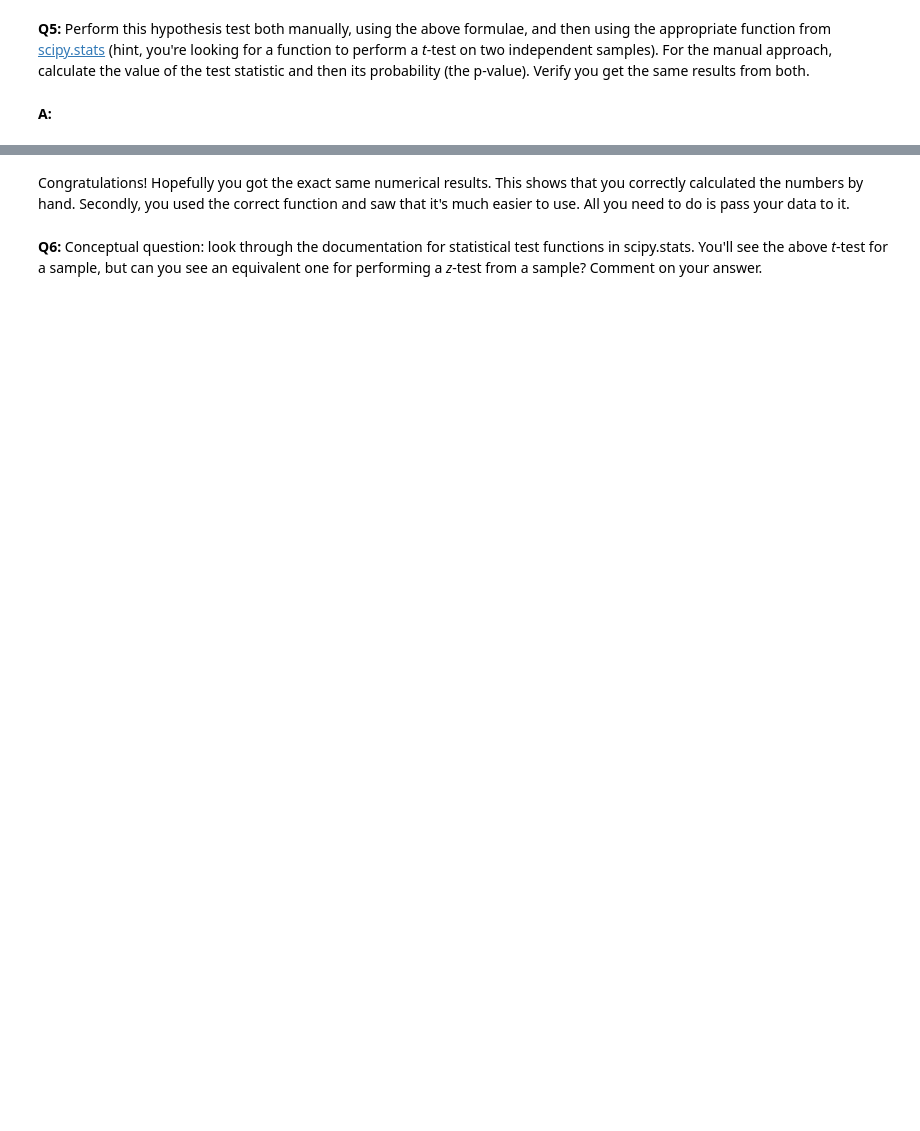
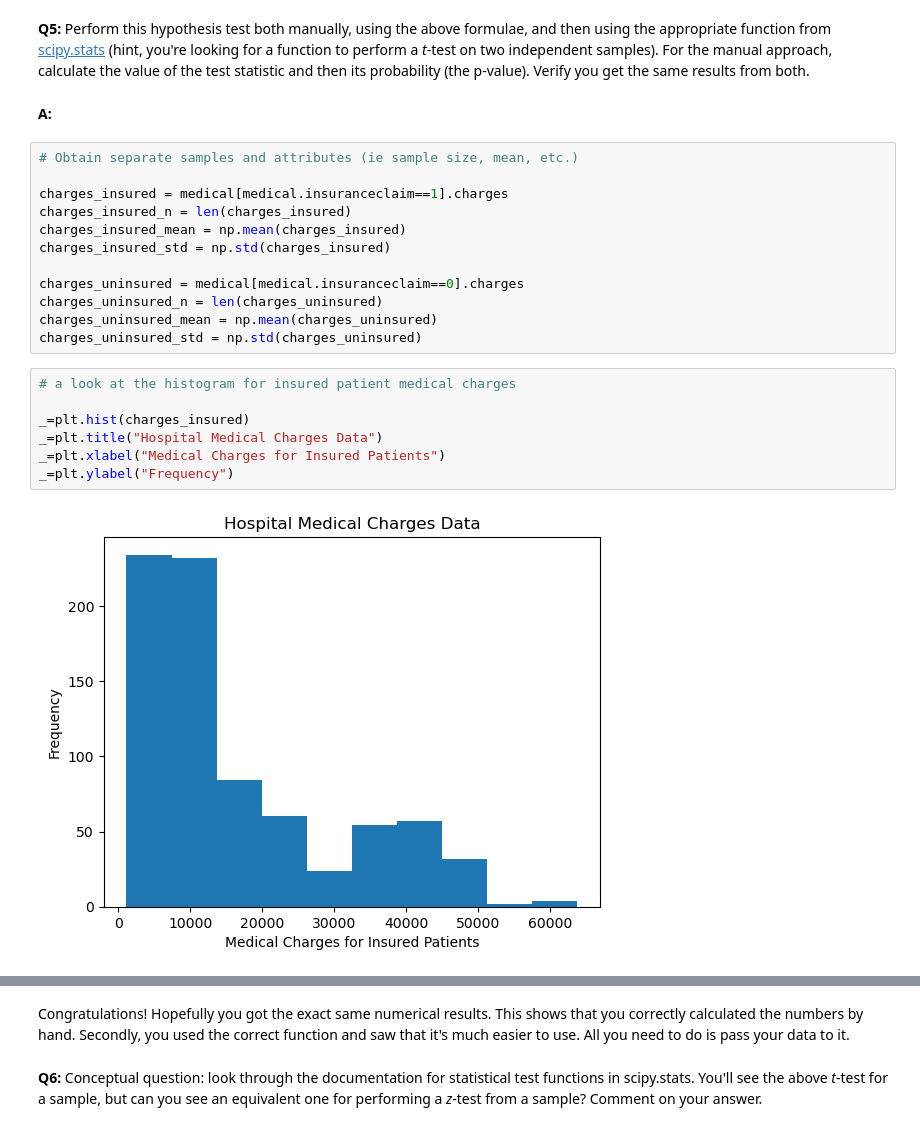
Before and after one commit to OCD0505/Springboard, a Jupyter notebook: Unit 11.1_Statistical_Inference_Frequentist_Inference_Case_Study/Frequentist Inference Case Study - Part B .ipynb, the cells around one changed output, grey strips where cells are left out. Cells and saved outputs as stored; diff of their text form; blank space fills up the shorter version.

```diff
--- a/Unit 11.1_Statistical_Inference_Frequentist_Inference_Case_Study/Frequentist Inference Case Study - Part B .ipynb
+++ b/Unit 11.1_Statistical_Inference_Frequentist_Inference_Case_Study/Frequentist Inference Case Study - Part B .ipynb
@@ -168,3 +183,24 @@ __A:__
 __Q5:__ Perform this hypothesis test both manually, using the above formulae, and then using the appropriate function from [scipy.stats](https://docs.scipy.org/doc/scipy/reference/stats.html#statistical-tests) (hint, you're looking for a function to perform a _t_-test on two independent samples). For the manual approach, calculate the value of the test statistic and then its probability (the p-value). Verify you get the same results from both.
 # %% [markdown]
 __A:__
+# %%
+# Obtain separate samples and attributes (ie sample size, mean, etc.)
+
+charges_insured = medical[medical.insuranceclaim==1].charges
+charges_insured_n = len(charges_insured)
+charges_insured_mean = np.mean(charges_insured)
+charges_insured_std = np.std(charges_insured)
+
+charges_uninsured = medical[medical.insuranceclaim==0].charges
+charges_uninsured_n = len(charges_uninsured)
+charges_uninsured_mean = np.mean(charges_uninsured)
+charges_uninsured_std = np.std(charges_uninsured)
+# %%
+# a look at the histogram for insured patient medical charges
+
+_=plt.hist(charges_insured)
+_=plt.title("Hospital Medical Charges Data")
+_=plt.xlabel("Medical Charges for Insured Patients")
+_=plt.ylabel("Frequency")
+# %% [output]
+[figure, added]
```
Also changed, not shown: parts of 31 cells of this notebook.
